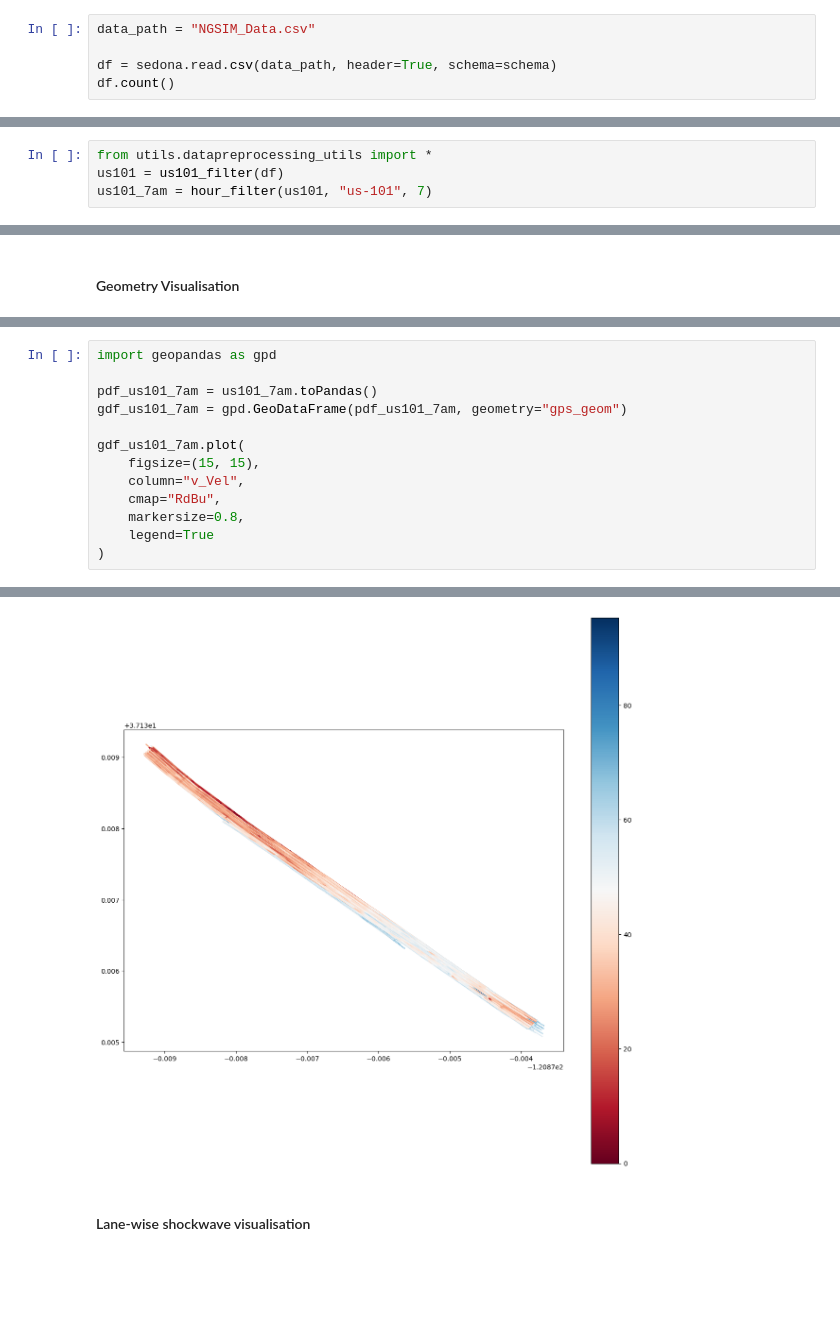
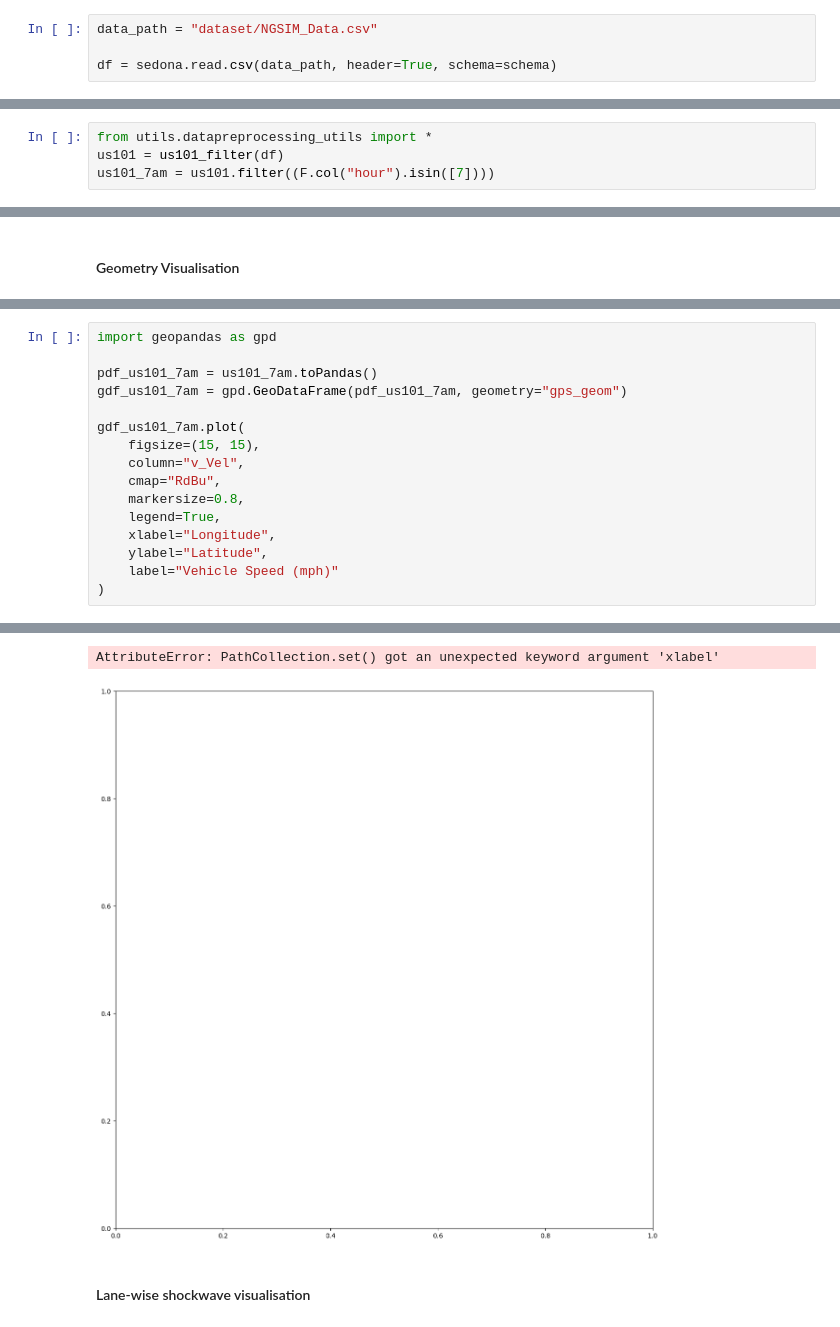
Before and after one commit to mak-skid/RealtimeMDL, a Jupyter notebook: ngsim.ipynb, the cells around one changed output, grey strips where cells are left out. Cells and saved outputs as stored; diff of their text form; blank space fills up the shorter version.

```diff
--- a/ngsim.ipynb
+++ b/ngsim.ipynb
@@ -67,5 +71,4 @@ schema = StructType([
 # %%
-data_path = "NGSIM_Data.csv"
+data_path = "dataset/NGSIM_Data.csv"
 
 df = sedona.read.csv(data_path, header=True, schema=schema)
-df.count()
@@ -328,4 +313,4 @@ grid_df.count()
 # %%
 from utils.datapreprocessing_utils import *
 us101 = us101_filter(df)
-us101_7am = hour_filter(us101, "us-101", 7)
+us101_7am = us101.filter((F.col("hour").isin([7])))
@@ -378,6 +369,9 @@ gdf_us101_7am.plot(
     column="v_Vel",
     cmap="RdBu",
     markersize=0.8,
-    legend=True
+    legend=True,
+    xlabel="Longitude",
+    ylabel="Latitude",
+    label="Vehicle Speed (mph)"
 )
 # %% [output]
@@ -385,4 +388,5 @@ gdf_us101_7am.plot(
+AttributeError: PathCollection.set() got an unexpected keyword argument 'xlabel'
-[figure, old version]
+[figure, new version]
 # %% [markdown]
 #### Lane-wise shockwave visualisation ####
 # %%
```
Also changed, not shown: parts of 9 cells of this notebook, 11 other files.
